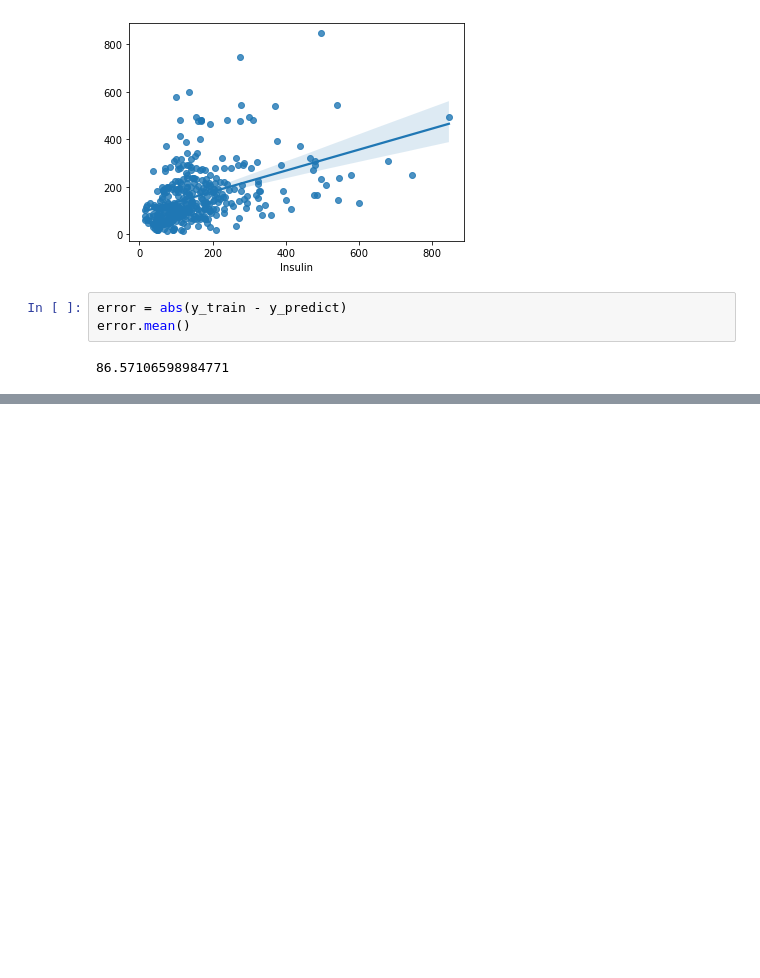
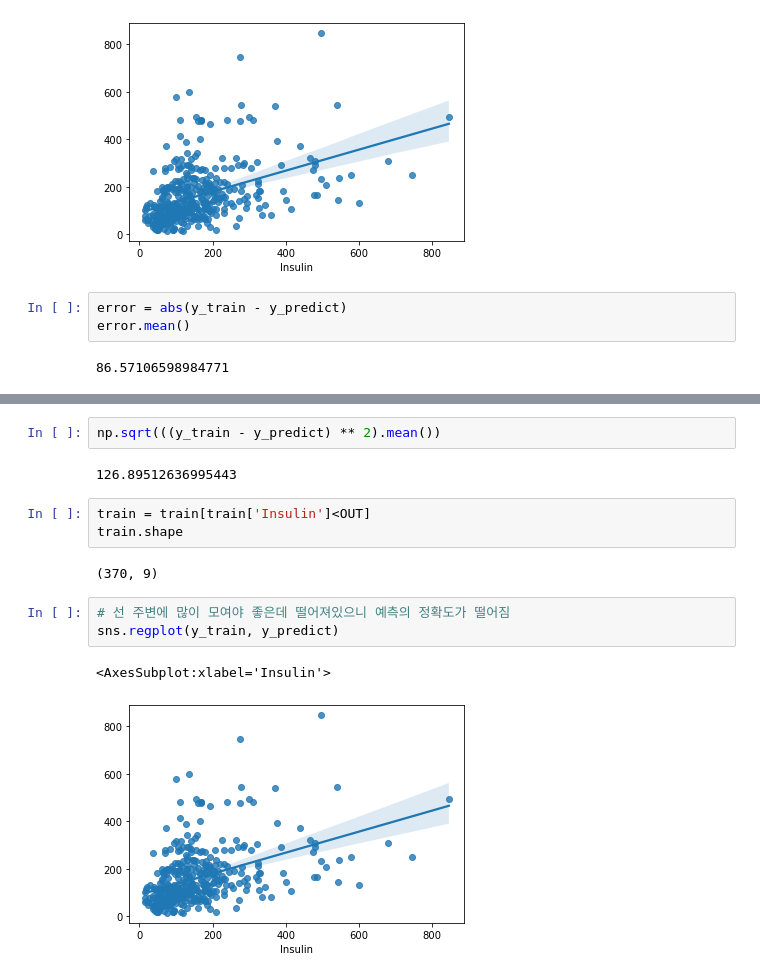
Before and after one commit to shinjangwoon/Kaggle, a Jupyter notebook: kaggle/Pima Indians/Pima Indians 회귀모델.ipynb, the cells around one changed output, grey strips where cells are left out. Saved outputs shown, nothing was run; the diff lists cells and outputs as text; blank space fills up the shorter version.

```diff
--- a/kaggle/Pima Indians/Pima Indians 회귀모델.ipynb
+++ b/kaggle/Pima Indians/Pima Indians 회귀모델.ipynb
@@ -269,0 +287,15 @@ error.mean()
+# %%
+np.sqrt(((y_train - y_predict) ** 2).mean())
+# %% [output]
+126.89512636995443
+# %%
+train = train[train['Insulin']<OUT]
+train.shape
+# %% [output]
+(370, 9)
+# %%
+# 선 주변에 많이 모여야 좋은데 떨어져있으니 예측의 정확도가 떨어짐
+sns.regplot(y_train, y_predict)
+# %% [output]
+<AxesSubplot:xlabel='Insulin'>
+[figure, added]
```
Also changed, not shown: parts of 19 cells of this notebook.
